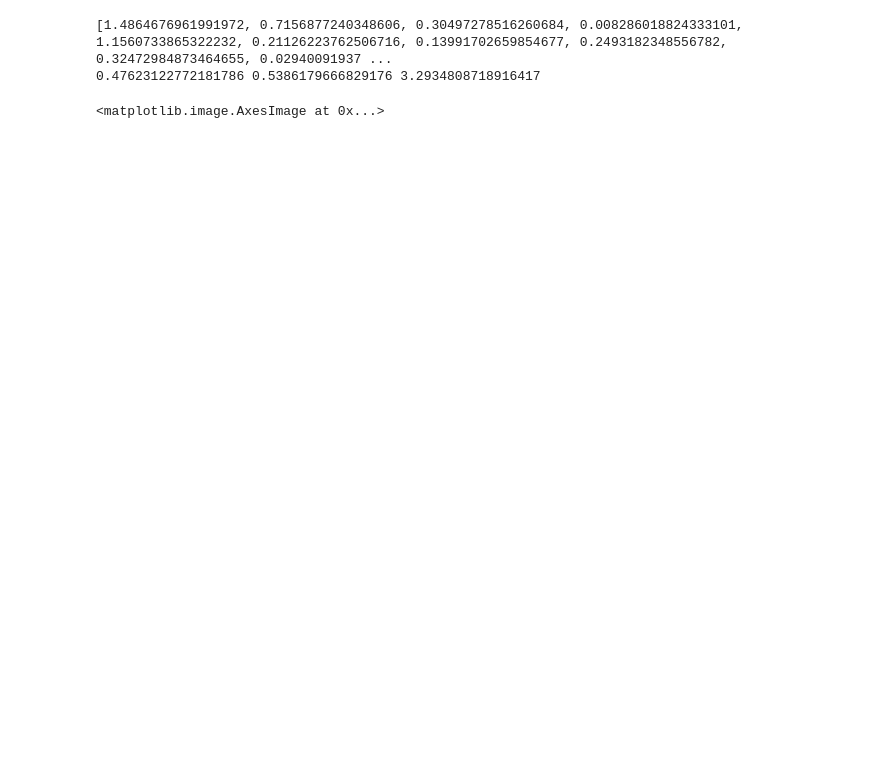
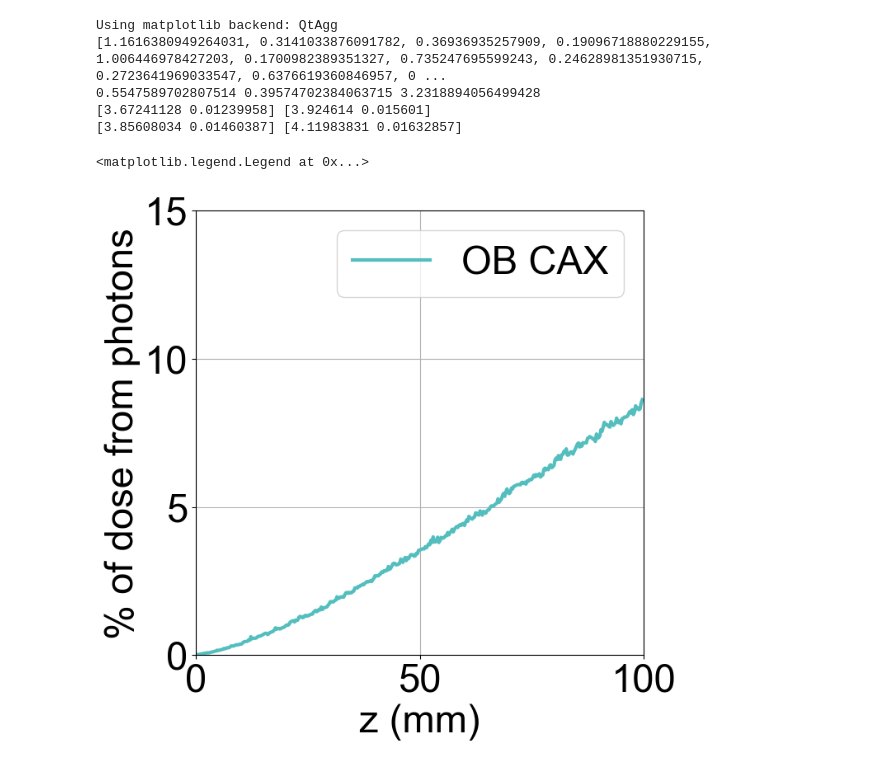
Before and after one commit to NathanClements2000/MedPhysAndSchool, a Jupyter notebook: CLEAR-Thesis/Read SFRT clear_OB_waterphantom-newsims.ipynb, the cells around one changed output. Saved outputs shown, nothing was run; the diff lists cells and outputs as text; code cells hidden in the pictures; blank space fills up the shorter version.

```diff
--- a/CLEAR-Thesis/Read SFRT clear_OB_waterphantom-newsims.ipynb
+++ b/CLEAR-Thesis/Read SFRT clear_OB_waterphantom-newsims.ipynb
@@ -39,5 +39,5 @@ OB=OB.T
 # %%
-%matplotlib qt
+%matplotlib
 
 
 font = {'family' : 'Arial',
@@ -150,7 +150,57 @@ print(np.mean(xsigdiff),np.mean(ysigdiff),np.mean(CAXdiff))
 
 figure(17)
 plt.imshow(OB[52])
+
+print(sigmax[0],sigmax[100])
+print(sigmay[0],sigmay[100])
 # %% [output]
-[1.4864676961991972, 0.7156877240348606, 0.30497278516260684, 0.008286018824333101, 1.1560733865322232, 0.21126223762506716, 0.13991702659854677, 0.2493182348556782, 0.32472984873464655, 0.02940091937 ...
-0.47623122772181786 0.5386179666829176 3.2934808718916417
+Using matplotlib backend: QtAgg
+[1.1616380949264031, 0.3141033876091782, 0.36936935257909, 0.19096718880229155, 1.006446978427203, 0.1700982389351327, 0.735247695599243, 0.24628981351930715, 0.2723641969033547, 0.6376619360846957, 0 ...
+0.5547589702807514 0.39574702384063715 3.2318894056499428
+[3.67241128 0.01239958] [3.924614 0.015601]
+[3.85608034 0.01460387] [4.11983831 0.01632857]
-<matplotlib.image.AxesImage at 0x...>
+# %%
+%matplotlib inline
+
+
+font = {'family' : 'Arial',
+        'weight' : 'normal',
+        'size'   : 34}
+
+matplotlib.rc('font', **font)
+matplotlib.rcParams['axes.prop_cycle'] = matplotlib.cycler(color=["#54bebe","#c80064"])
+
+
+
+x=np.arange(0,250)*0.1
+y=np.arange(0,250)*0.1
+z=(np.arange(0,400)*0.25)
+
+
+
+
+
+OB_photoncax=[]
+OB_photoncax_err=[]
+for k in np.arange(0,len(z)):
+    OB_photoncax.append(np.mean([OB_photon[k,i,j] for i in np.arange(124-8,124+8) for j in np.arange(124-8,124+8)]))
+    OB_photoncax_err.append(np.std([OB_photon[k,i,j] for i in np.arange(124-8,124+8) for j in np.arange(124-8,124+8)])/np.sqrt(len([OB_photon[k,i,j] for i in np.arange(124-8,124+8) for j in np.arange(124-8,124+8)])))
+OB_photoncax=np.array(OB_photoncax)
+OB_photoncax_err=np.array(OB_photoncax_err)
+# %%
+figure(1,figsize=(7,7))
+plt.plot(z,OB_photoncax/OBcax*100,lw=3,label='OB CAX')
+
+plt.grid()
+plt.ylim(0,15)
+plt.xlim(0,100)
+plt.xlabel('z (mm)')
+plt.ylabel('% of dose from photons')
+plt.legend()
+
+# print(np.mean(photon_peaks[52:252]/peaks[52:252])*100)
+# print(np.mean(photon_valleys[52:252]/valleys[52:252])*100)
+# print(51/28)
+# %% [output]
+<matplotlib.legend.Legend at 0x...>
+[figure, added]
```
Also changed, not shown: parts of 2 cells of this notebook, 4 other files.
